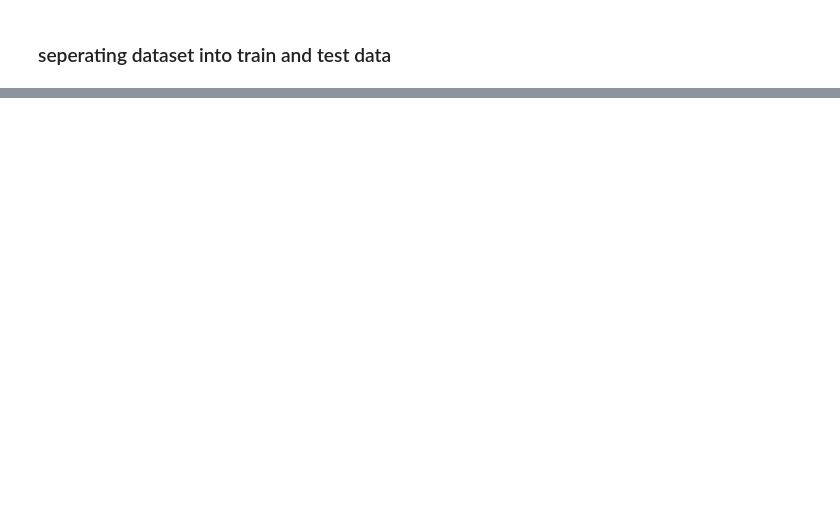
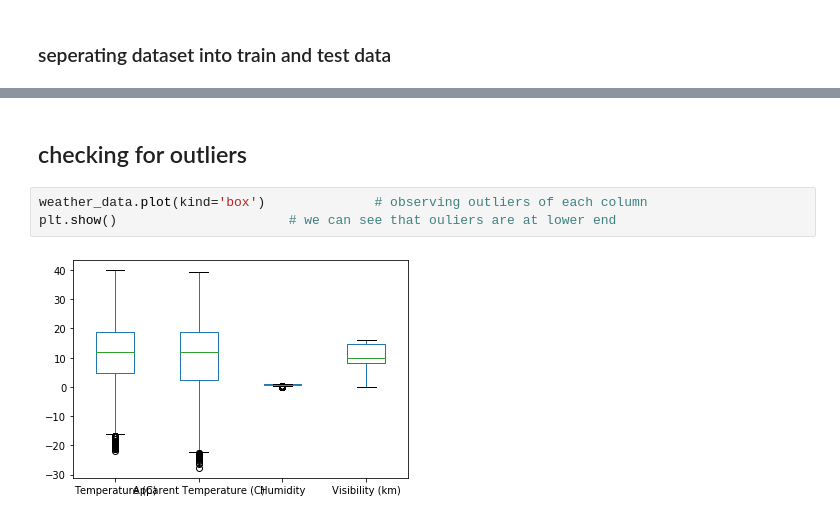
Before and after one commit to SunnyRaj94/Machine-Learning-From-Scratch, a Jupyter notebook: regression/multiple_linear_regression/01_multiple_linear_regression.ipynb, the cells around one changed output, grey strips where cells are left out. Drawn from its saved outputs; the diff is of its cells as text; blank space fills up the shorter version.

```diff
--- a/regression/multiple_linear_regression/01_multiple_linear_regression.ipynb
+++ b/regression/multiple_linear_regression/01_multiple_linear_regression.ipynb
@@ -332,0 +166,7 @@ Root mean squared error is : [3.97727565]
+# %% [markdown]
+## checking for outliers
+# %%
+weather_data.plot(kind='box')              # observing outliers of each column
+plt.show()                      # we can see that ouliers are at lower end
+# %% [output]
+[figure, added]
```
Also changed, not shown: parts of 54 cells of this notebook.
